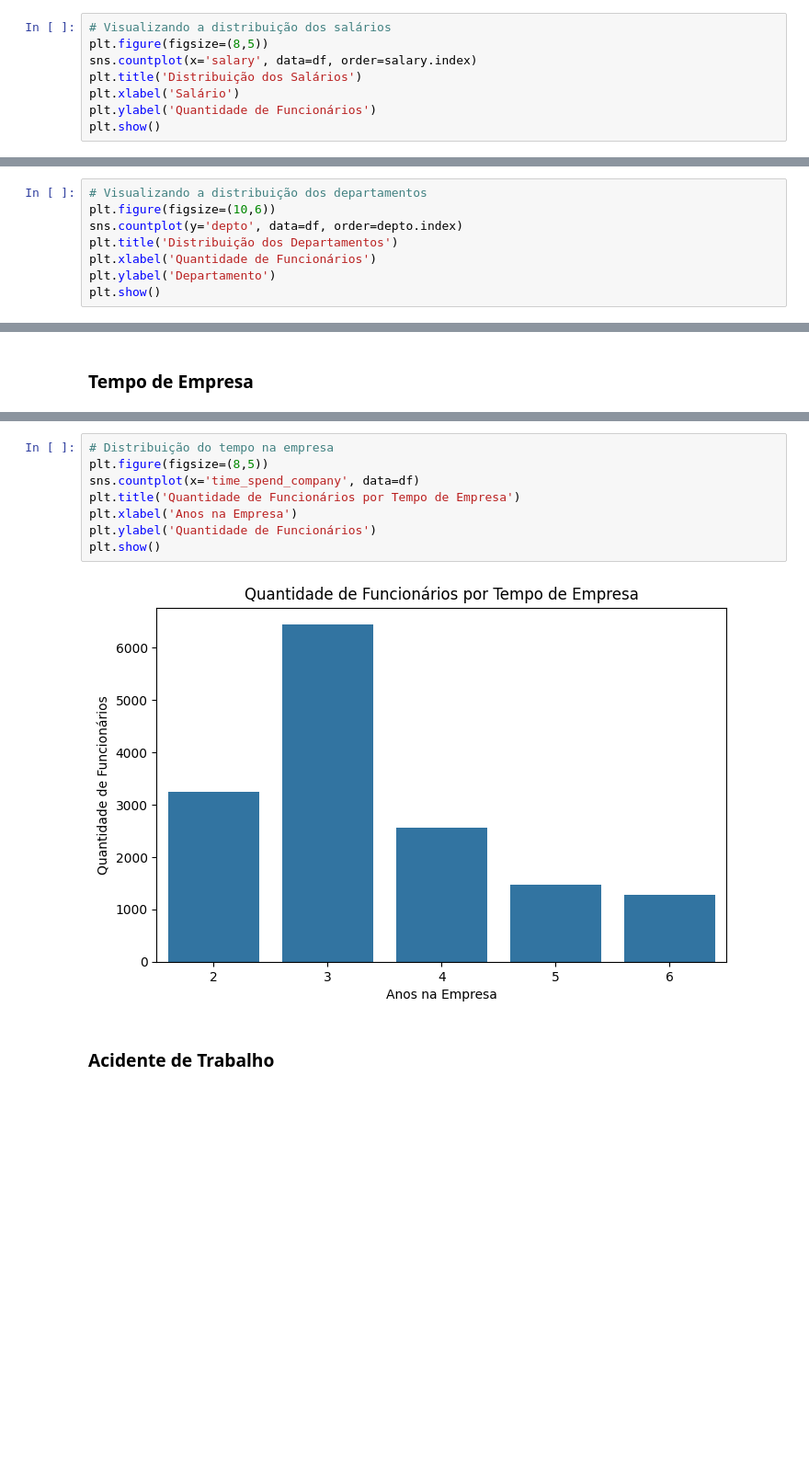
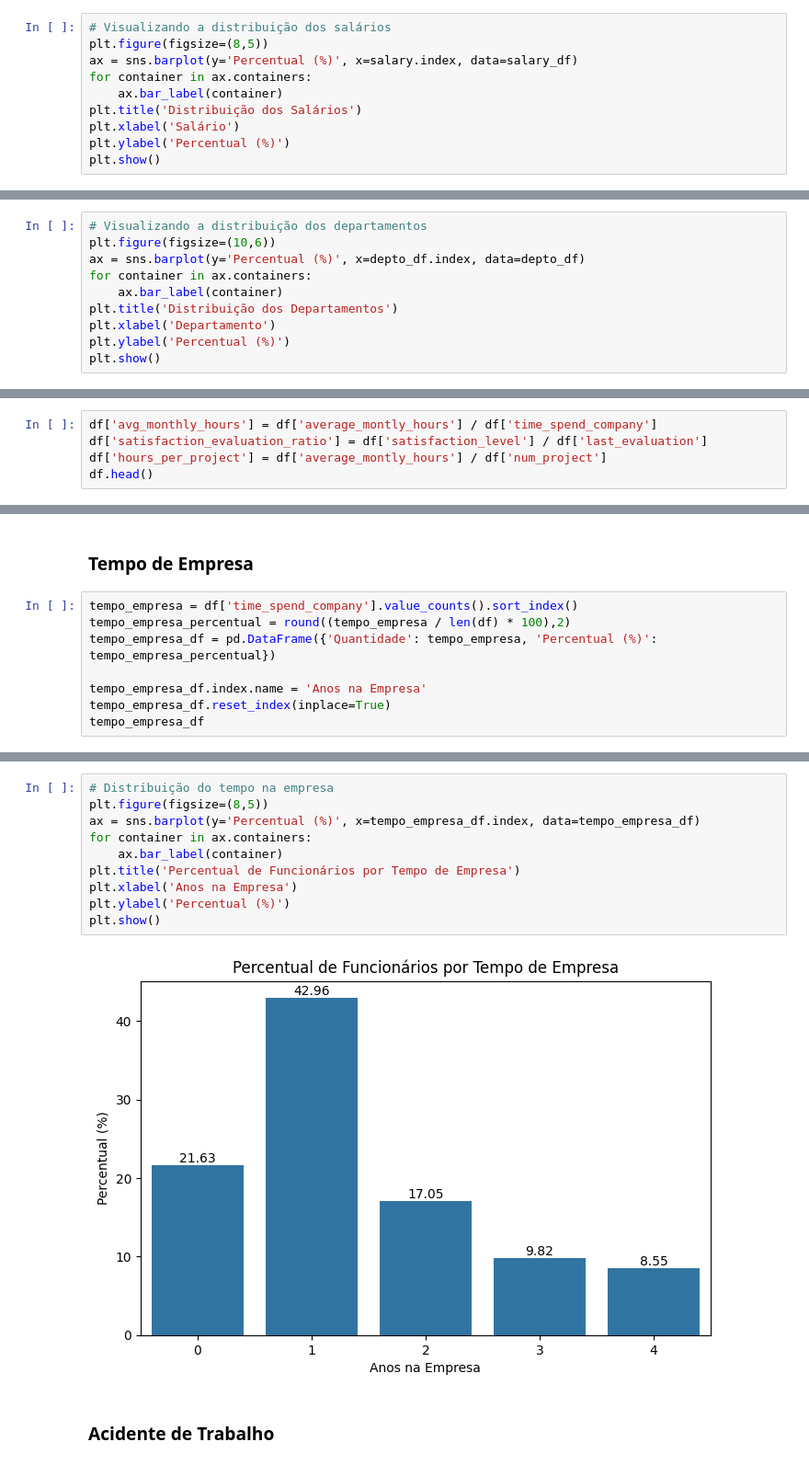
Before and after one commit to YumiiOnoue/ml_predicao_churn, a Jupyter notebook: analise_abandono.ipynb, the cells around one changed output, grey strips where cells are left out. Shown at 92% size. Drawn from its saved outputs; the diff is of its cells as text; blank space fills up the shorter version.

```diff
--- a/analise_abandono.ipynb
+++ b/analise_abandono.ipynb
@@ -164,9 +167,11 @@ salary_df
 # %%
 # Visualizando a distribuição dos salários
 plt.figure(figsize=(8,5))
-sns.countplot(x='salary', data=df, order=salary.index)
+ax = sns.barplot(y='Percentual (%)', x=salary.index, data=salary_df)
+for container in ax.containers:
+    ax.bar_label(container)
 plt.title('Distribuição dos Salários')
 plt.xlabel('Salário')
-plt.ylabel('Quantidade de Funcionários')
+plt.ylabel('Percentual (%)')
 plt.show()
 # %% [output]
@@ -194,9 +199,11 @@ depto_df
 # %%
 # Visualizando a distribuição dos departamentos
 plt.figure(figsize=(10,6))
-sns.countplot(y='depto', data=df, order=depto.index)
+ax = sns.barplot(y='Percentual (%)', x=depto_df.index, data=depto_df)
+for container in ax.containers:
+    ax.bar_label(container)
 plt.title('Distribuição dos Departamentos')
-plt.xlabel('Quantidade de Funcionários')
-plt.ylabel('Departamento')
+plt.xlabel('Departamento')
+plt.ylabel('Percentual (%)')
 plt.show()
 # %% [output]
@@ -205,0 +215,5 @@ O departamento com maior número de funcionários é vendas (27.60%), seguido da
+# %%
+df['avg_monthly_hours'] = df['average_montly_hours'] / df['time_spend_company']
+df['satisfaction_evaluation_ratio'] = df['satisfaction_level'] / df['last_evaluation']
+df['hours_per_project'] = df['average_montly_hours'] / df['num_project']
+df.head()
@@ -244,3 +264,11 @@ plt.show()
 [figure]
 # %% [markdown]
 ### Tempo de Empresa
+# %%
+tempo_empresa = df['time_spend_company'].value_counts().sort_index()
+tempo_empresa_percentual = round((tempo_empresa / len(df) * 100),2)
+tempo_empresa_df = pd.DataFrame({'Quantidade': tempo_empresa, 'Percentual (%)': tempo_empresa_percentual})
+
+tempo_empresa_df.index.name = 'Anos na Empresa'
+tempo_empresa_df.reset_index(inplace=True)
+tempo_empresa_df
@@ -247,13 +282,15 @@ plt.show()
 # %%
 # Distribuição do tempo na empresa
 plt.figure(figsize=(8,5))
-sns.countplot(x='time_spend_company', data=df)
-plt.title('Quantidade de Funcionários por Tempo de Empresa')
+ax = sns.barplot(y='Percentual (%)', x=tempo_empresa_df.index, data=tempo_empresa_df)
+for container in ax.containers:
+    ax.bar_label(container)
+plt.title('Percentual de Funcionários por Tempo de Empresa')
 plt.xlabel('Anos na Empresa')
-plt.ylabel('Quantidade de Funcionários')
+plt.ylabel('Percentual (%)')
 plt.show()
 # %% [output]
-[figure, old version]
+[figure, new version]
 # %% [markdown]
 ### Acidente de Trabalho
 # %%
```
Also changed, not shown: parts of 27 cells of this notebook.
